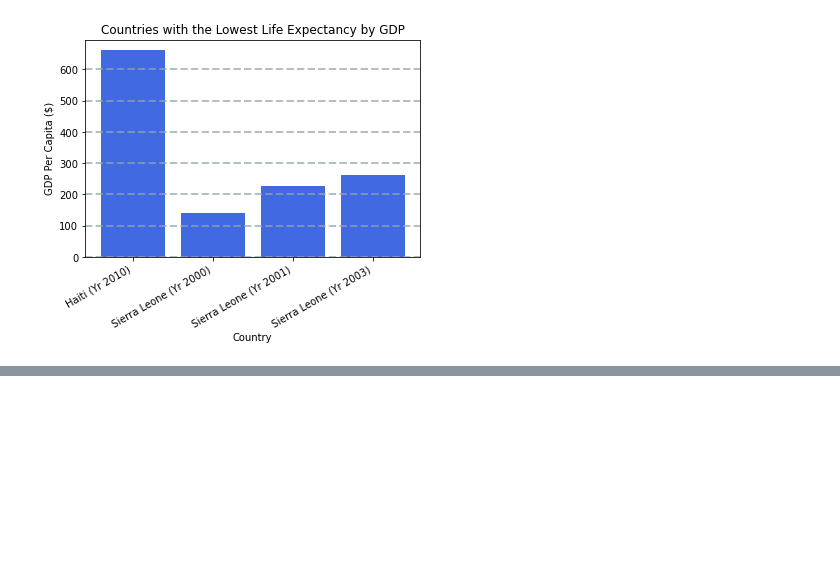
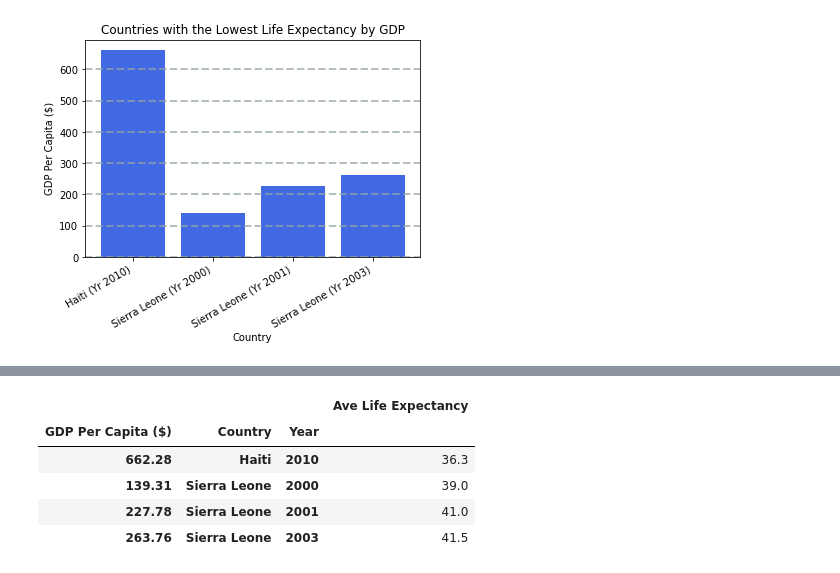
Before and after one commit to shechter430/project_one, a Jupyter notebook: Anna_analyzations.ipynb, the cells around one changed output, grey strips where cells are left out. Saved outputs shown, nothing was run; the diff lists cells and outputs as text; code cells hidden in the pictures; blank space fills up the shorter version.

```diff
--- a/Anna_analyzations.ipynb
+++ b/Anna_analyzations.ipynb
@@ -202,0 +208,15 @@ Text(0, 0.5, 'GDP Per Capita ($)')
+# %%
+gdp_per_capita = life_expectancy.groupby(["GDP Per Capita ($)","Country","Year"])
+
+life_expe = gdp_per_capita["Life Expectancy"].mean()
+
+low_life_expe = pd.DataFrame({"Ave Life Expectancy": life_expe})
+
+low_life_expe.sort_values(["Ave Life Expectancy"], ascending=True).head(4)
+# %% [output]
+|  |  |  | Ave Life Expectancy |
+| GDP Per Capita ($) | Country | Year |  |
+| 662.28 | Haiti | 2010 | 36.3 |
+| 139.31 | Sierra Leone | 2000 | 39.0 |
+| 227.78 | Sierra Leone | 2001 | 41.0 |
+| 263.76 | Sierra Leone | 2003 | 41.5 |
```
Also changed, not shown: parts of 7 cells of this notebook.
